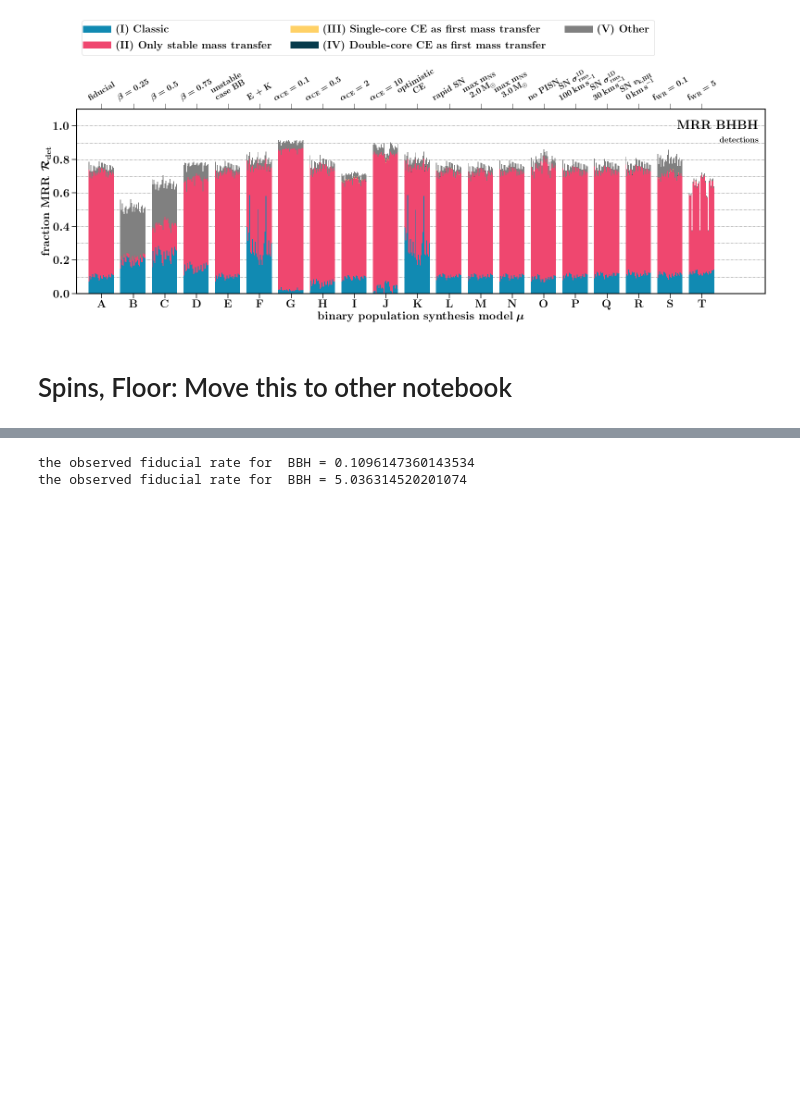
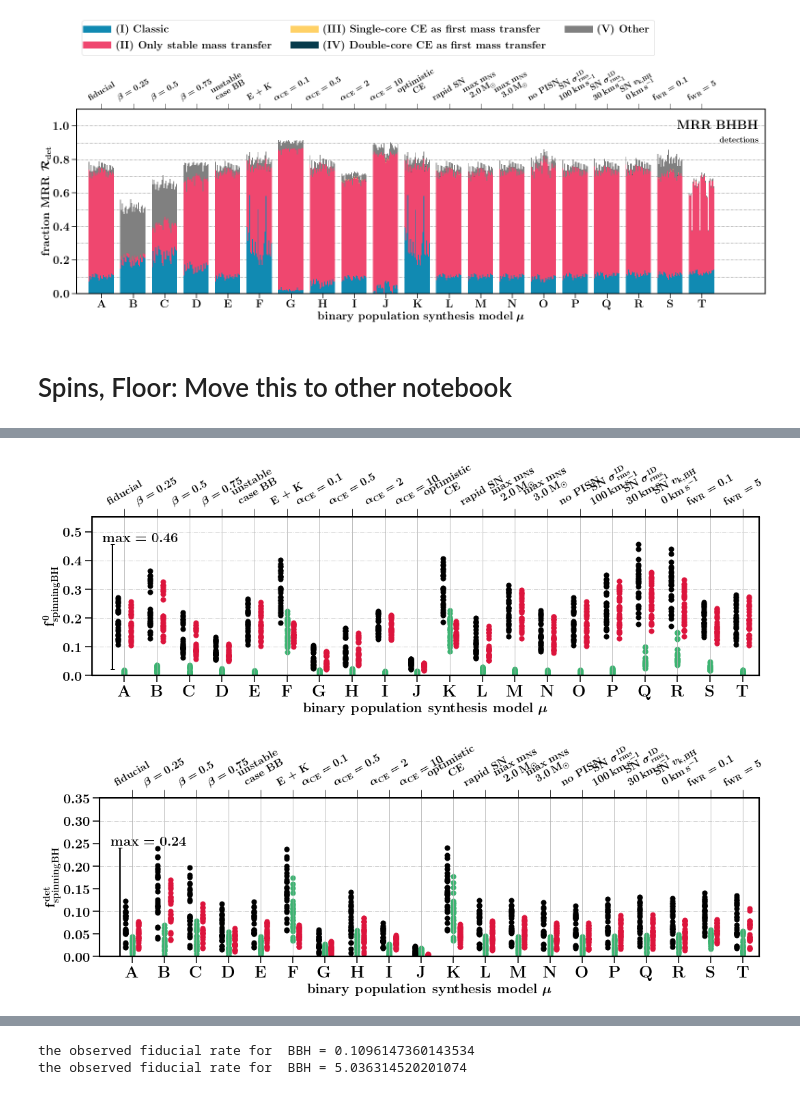
Before and after one commit to FloorBroekgaarden/MRR_Project, a Jupyter notebook: Figure2_MRR_Rates_For_All_Models/MRR_Rates_Intrinsic_and_Detectable_summary.ipynb, the cells around one changed output, grey strips where cells are left out. Saved outputs shown, nothing was run; the diff lists cells and outputs as text; code cells hidden in the pictures; blank space fills up the shorter version.

```diff
--- a/Figure2_MRR_Rates_For_All_Models/MRR_Rates_Intrinsic_and_Detectable_summary.ipynb
+++ b/Figure2_MRR_Rates_For_All_Models/MRR_Rates_Intrinsic_and_Detectable_summary.ipynb
@@ -973,0 +1077,13 @@ the observed fiducial rate for  = 5.967308797291973
+# %%
+# CSVdir='/Users/floorbroekgaarden/Projects/BlackHole-NeutronStar/csvFiles'
+ylims =[0,.55]
+plotRatesMRR_spins(whichRate='intrinsic', ylims=ylims) #, CSVdir=CSVdir)
+
+
+
+# CSVdir='/Users/floorbroekgaarden/Projects/BlackHole-NeutronStar/csvFiles'
+ylims =[0,.35]
+plotRatesMRR_spins(whichRate='observed', ylims=ylims) #, CSVdir=CSVdir)
+# %% [output]
+[figure, added]
+[figure, added]
```
Also changed, not shown: parts of 7 cells of this notebook, 19 other files.
